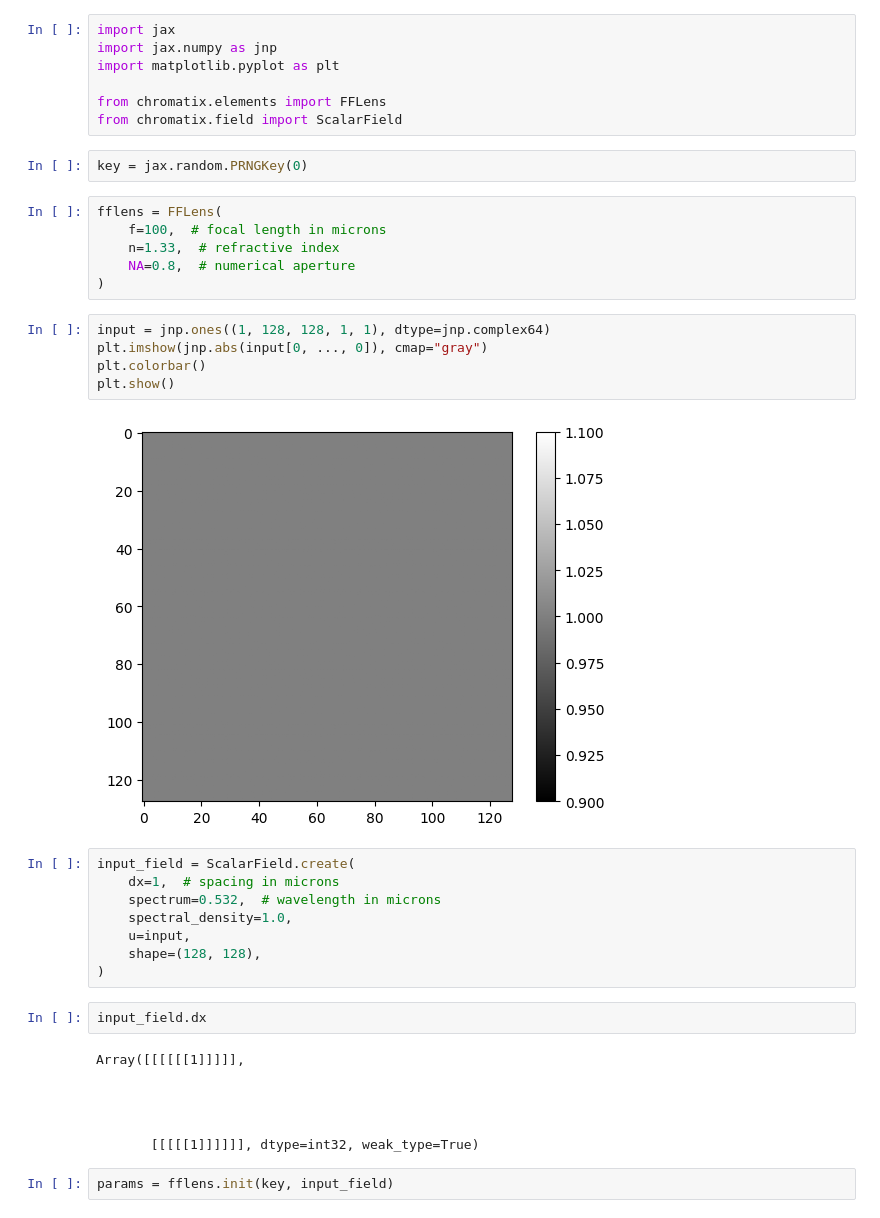
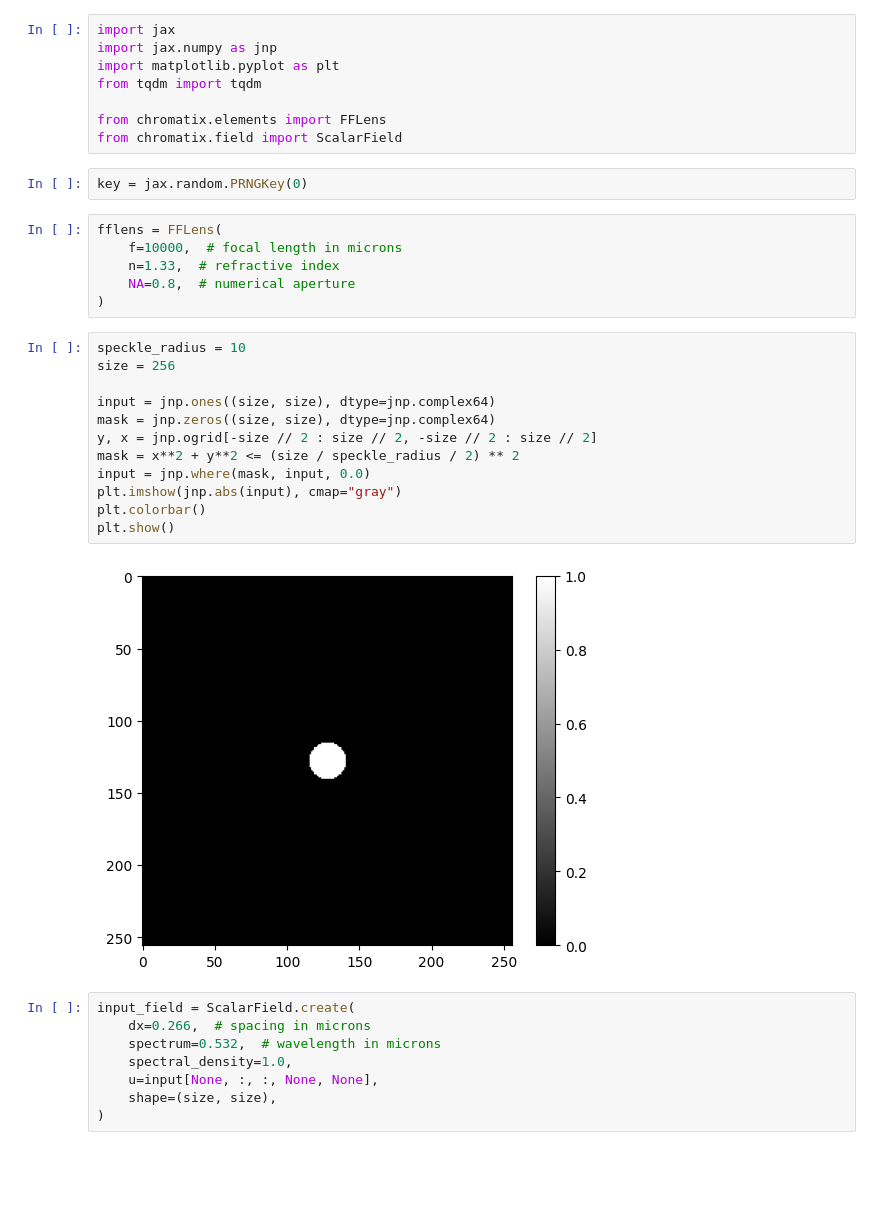
Before and after one commit to chromatix-team/chromatix, a Jupyter notebook: docs/examples/fflens.ipynb, the cells around one changed output. Cells and saved outputs as stored; diff of their text form; blank space fills up the shorter version.

Commit message:
feat: experiments with fflens

```diff
--- a/docs/examples/fflens.ipynb
+++ b/docs/examples/fflens.ipynb
@@ -2,6 +2,7 @@
 import jax
 import jax.numpy as jnp
 import matplotlib.pyplot as plt
+from tqdm import tqdm
 
 from chromatix.elements import FFLens
 from chromatix.field import ScalarField
@@ -9,34 +10,30 @@ from chromatix.field import ScalarField
 key = jax.random.PRNGKey(0)
 # %%
 fflens = FFLens(
-    f=100,  # focal length in microns
+    f=10000,  # focal length in microns
     n=1.33,  # refractive index
     NA=0.8,  # numerical aperture
 )
 # %%
-input = jnp.ones((1, 128, 128, 1, 1), dtype=jnp.complex64)
-plt.imshow(jnp.abs(input[0, ..., 0]), cmap="gray")
+speckle_radius = 10
+size = 256
+
+input = jnp.ones((size, size), dtype=jnp.complex64)
+mask = jnp.zeros((size, size), dtype=jnp.complex64)
+y, x = jnp.ogrid[-size // 2 : size // 2, -size // 2 : size // 2]
+mask = x**2 + y**2 <= (size / speckle_radius / 2) ** 2
+input = jnp.where(mask, input, 0.0)
+plt.imshow(jnp.abs(input), cmap="gray")
 plt.colorbar()
 plt.show()
 # %% [output]
-[figure, old version]
+[figure, new version]
 # %%
 input_field = ScalarField.create(
-    dx=1,  # spacing in microns
+    dx=0.266,  # spacing in microns
     spectrum=0.532,  # wavelength in microns
     spectral_density=1.0,
-    u=input,
-    shape=(128, 128),
+    u=input[None, :, :, None, None],
+    shape=(size, size),
 )
-# %%
-input_field.dx
-# %% [output]
-Array([[[[[[1]]]]],
-
-
-
-
-       [[[[[1]]]]]], dtype=int32, weak_type=True)
-# %%
-params = fflens.init(key, input_field)
 # %%
```
Also changed, not shown: parts of 13 cells of this notebook, 1 other file.
